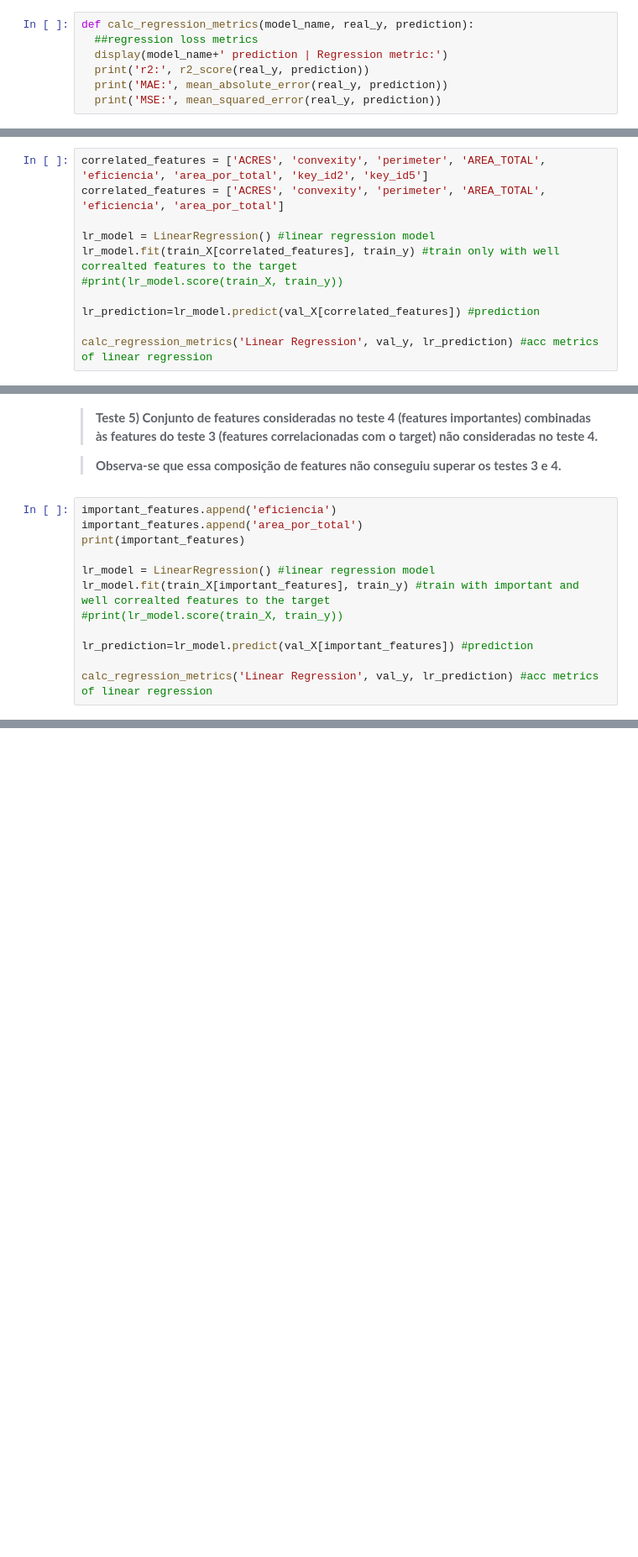
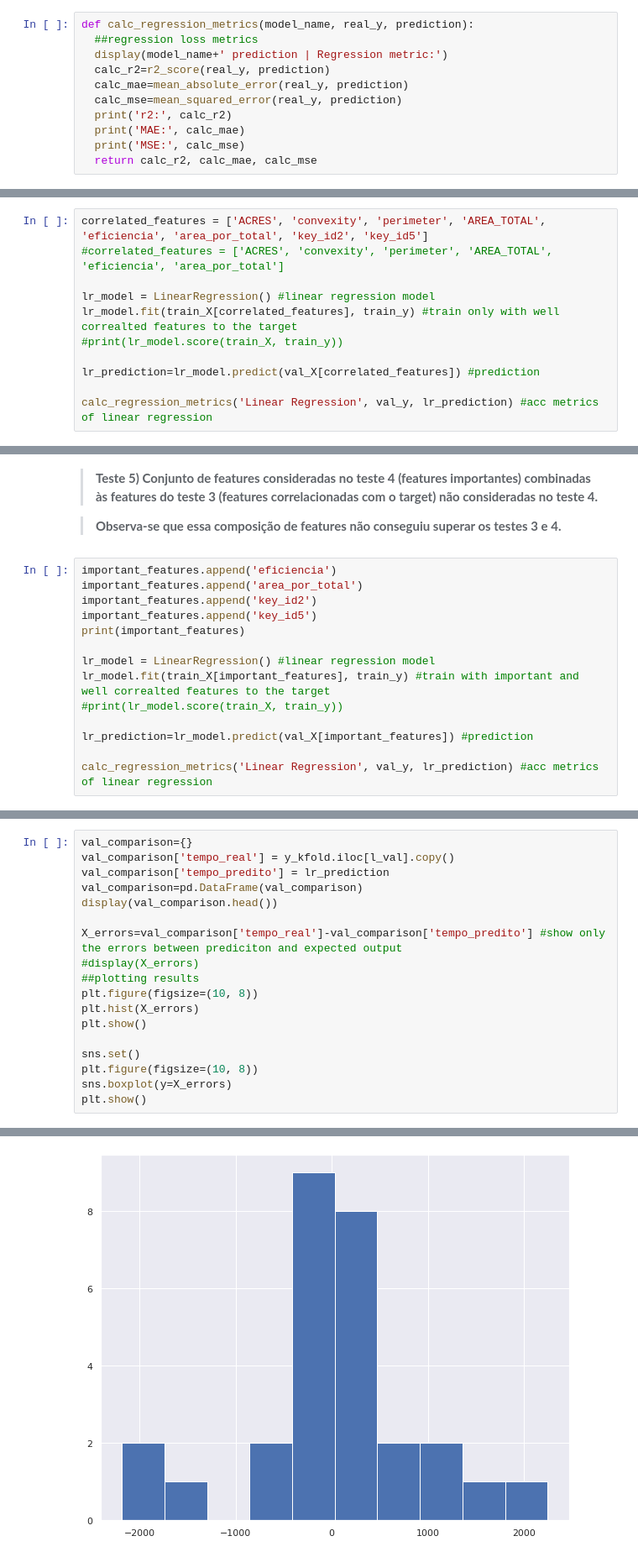
Before and after one commit to llcorrea/TesteDados, a Jupyter notebook: TesteDados.ipynb, the cells around one changed output, grey strips where cells are left out. Shown: that part at 84% size. Cells and saved outputs as stored; diff of their text form; blank space fills up the shorter version.

```diff
--- a/TesteDados.ipynb
+++ b/TesteDados.ipynb
@@ -80,9 +80,13 @@ def get_correlations(obj_corr, corr_threshold=0.5):
 def calc_regression_metrics(model_name, real_y, prediction):
   ##regression loss metrics
   display(model_name+' prediction | Regression metric:')
-  print('r2:', r2_score(real_y, prediction))
-  print('MAE:', mean_absolute_error(real_y, prediction))
-  print('MSE:', mean_squared_error(real_y, prediction))
+  calc_r2=r2_score(real_y, prediction)
+  calc_mae=mean_absolute_error(real_y, prediction)
+  calc_mse=mean_squared_error(real_y, prediction)
+  print('r2:', calc_r2)
+  print('MAE:', calc_mae)
+  print('MSE:', calc_mse)
+  return calc_r2, calc_mae, calc_mse
 # %%
 def std_features(train_X, val_X, vars):
   ##standardize features
@@ -787,7 +796,7 @@ Feature importance: 19 (key_id5), Score: -0.18245
 > **É possível observar que o modelo de regressão treinado apenas com as features de correlação moderada à alta em relação à variável resposta apresentou métricas de acurácia superiores aos modelos anteriores (testes 1 e 2).**
 # %%
 correlated_features = ['ACRES', 'convexity', 'perimeter', 'AREA_TOTAL', 'eficiencia', 'area_por_total', 'key_id2', 'key_id5']
-correlated_features = ['ACRES', 'convexity', 'perimeter', 'AREA_TOTAL', 'eficiencia', 'area_por_total']
+#correlated_features = ['ACRES', 'convexity', 'perimeter', 'AREA_TOTAL', 'eficiencia', 'area_por_total']
 
 lr_model = LinearRegression() #linear regression model
 lr_model.fit(train_X[correlated_features], train_y) #train only with well correalted features to the target
@@ -829,6 +840,8 @@ MSE: 940291.9476933206
 # %%
 important_features.append('eficiencia')
 important_features.append('area_por_total')
+important_features.append('key_id2')
+important_features.append('key_id5')
 print(important_features)
 
 lr_model = LinearRegression() #linear regression model
@@ -846,0 +921,19 @@ MSE: 986975.9404896193
+# %%
+val_comparison={}
+val_comparison['tempo_real'] = y_kfold.iloc[l_val].copy()
+val_comparison['tempo_predito'] = lr_prediction
+val_comparison=pd.DataFrame(val_comparison)
+display(val_comparison.head())
+
+X_errors=val_comparison['tempo_real']-val_comparison['tempo_predito'] #show only the errors between prediciton and expected output
+#display(X_errors)
+##plotting results
+plt.figure(figsize=(10, 8))
+plt.hist(X_errors)
+plt.show()
+
+sns.set()
+plt.figure(figsize=(10, 8))
+sns.boxplot(y=X_errors)
+plt.show()
+# %% [output]
@@ -846,0 +946 @@ MSE: 986975.9404896193
+[figure, added]
```
Also changed, not shown: parts of 15 cells of this notebook.
